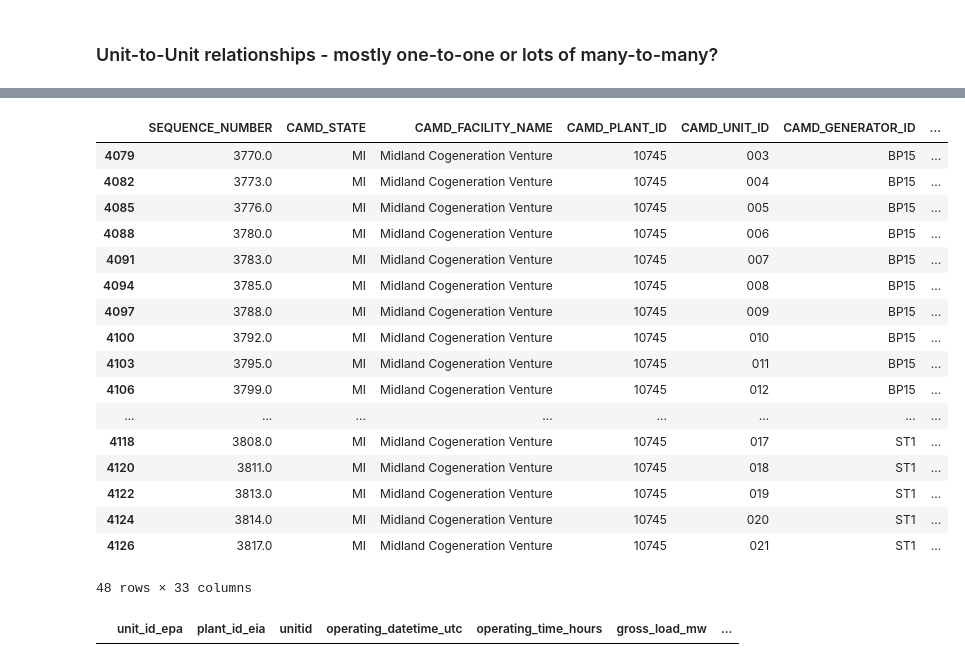
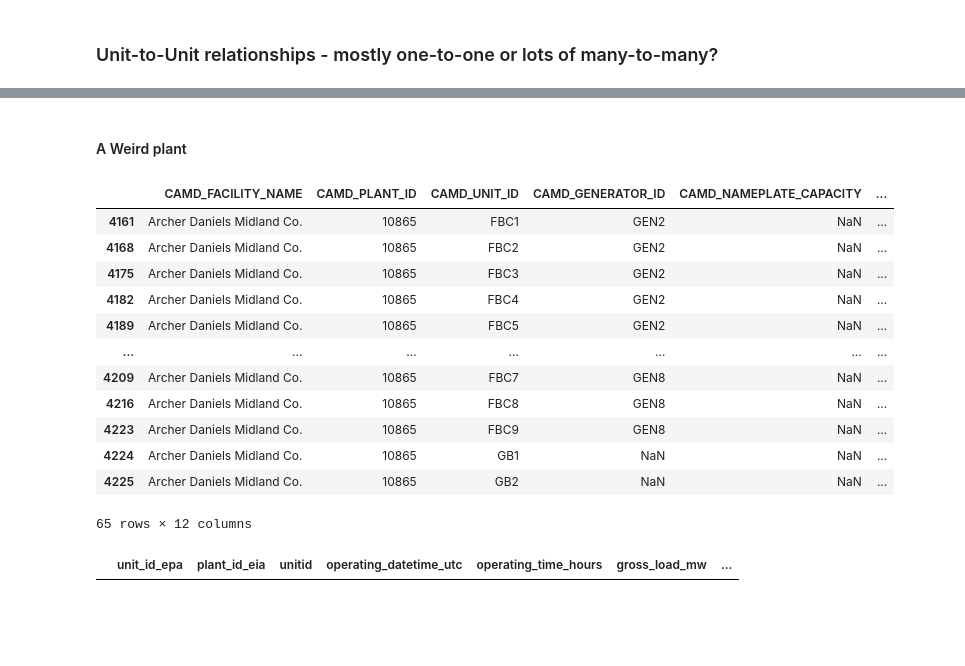
Before and after one commit to catalyst-cooperative/epacems_ramp_rates, a Jupyter notebook: notebooks/4.0-tb-EPA_crosswalk_explore.ipynb, the cells around one changed output, grey strips where cells are left out. Drawn from its saved outputs; the diff is of its cells as text; code cells hidden in the pictures; blank space fills up the shorter version.

```diff
--- a/notebooks/4.0-tb-EPA_crosswalk_explore.ipynb
+++ b/notebooks/4.0-tb-EPA_crosswalk_explore.ipynb
@@ -61,10 +83,11 @@ Looks like mostly easy matches, only 150-ish fuzzy matches and 403 unmatched. Fr
 # %% [markdown]
 ### What do unmatched records look like?
 # %%
-cwalk.query("MATCH_TYPE_GEN == 'CAMD Unmatched'")[['CAMD_FACILITY_NAME', 'CAMD_PLANT_ID',
+subset = ['CAMD_FACILITY_NAME', 'CAMD_PLANT_ID',
        'CAMD_UNIT_ID', 'CAMD_GENERATOR_ID', 'CAMD_NAMEPLATE_CAPACITY', 'EIA_PLANT_NAME', 'EIA_PLANT_ID',
        'EIA_GENERATOR_ID', 'EIA_NAMEPLATE_CAPACITY', 'EIA_BOILER_ID',
-       'EIA_UNIT_TYPE', 'EIA_FUEL_TYPE',]]
+       'EIA_UNIT_TYPE', 'EIA_FUEL_TYPE',]
+cwalk.query("MATCH_TYPE_GEN == 'CAMD Unmatched'")[subset]
 # %% [output]
 |  | CAMD_FACILITY_NAME | CAMD_PLANT_ID | CAMD_UNIT_ID | CAMD_GENERATOR_ID | CAMD_NAMEPLATE_CAPACITY | ... |
 | 137 | Contra Costa Generating Station | 228 | 10 | 7 | 359.0 | ... |
@@ -164,25 +226,22 @@ Name: CAMD_UNIT_ID, dtype: int64
+# %% [markdown]
+#### A Weird plant
 # %%
-# are there really 18 inputs to a single 410 MW steam turbine, much less a 13.5 MW turbine
-cwalk.query("CAMD_PLANT_ID == 10745").sort_values(['CAMD_GENERATOR_ID', 'CAMD_UNIT_ID'])
+# this plant must be entirely made of pipes. Everything feeds into everything
+cwalk.query("CAMD_PLANT_ID == 10865").sort_values(['CAMD_GENERATOR_ID', 'CAMD_UNIT_ID'])[subset]
 # %% [output]
-|  | SEQUENCE_NUMBER | CAMD_STATE | CAMD_FACILITY_NAME | CAMD_PLANT_ID | CAMD_UNIT_ID | CAMD_GENERATOR_ID | ... |
-| 4079 | 3770.0 | MI | Midland Cogeneration Venture | 10745 | 003 | BP15 | ... |
-| 4082 | 3773.0 | MI | Midland Cogeneration Venture | 10745 | 004 | BP15 | ... |
-| 4085 | 3776.0 | MI | Midland Cogeneration Venture | 10745 | 005 | BP15 | ... |
-| 4088 | 3780.0 | MI | Midland Cogeneration Venture | 10745 | 006 | BP15 | ... |
-| 4091 | 3783.0 | MI | Midland Cogeneration Venture | 10745 | 007 | BP15 | ... |
-| 4094 | 3785.0 | MI | Midland Cogeneration Venture | 10745 | 008 | BP15 | ... |
-| 4097 | 3788.0 | MI | Midland Cogeneration Venture | 10745 | 009 | BP15 | ... |
-| 4100 | 3792.0 | MI | Midland Cogeneration Venture | 10745 | 010 | BP15 | ... |
-| 4103 | 3795.0 | MI | Midland Cogeneration Venture | 10745 | 011 | BP15 | ... |
-| 4106 | 3799.0 | MI | Midland Cogeneration Venture | 10745 | 012 | BP15 | ... |
-| ... | ... | ... | ... | ... | ... | ... | ... |
-| 4118 | 3808.0 | MI | Midland Cogeneration Venture | 10745 | 017 | ST1 | ... |
-| 4120 | 3811.0 | MI | Midland Cogeneration Venture | 10745 | 018 | ST1 | ... |
-| 4122 | 3813.0 | MI | Midland Cogeneration Venture | 10745 | 019 | ST1 | ... |
-| 4124 | 3814.0 | MI | Midland Cogeneration Venture | 10745 | 020 | ST1 | ... |
-| 4126 | 3817.0 | MI | Midland Cogeneration Venture | 10745 | 021 | ST1 | ... |
+|  | CAMD_FACILITY_NAME | CAMD_PLANT_ID | CAMD_UNIT_ID | CAMD_GENERATOR_ID | CAMD_NAMEPLATE_CAPACITY | ... |
+| 4161 | Archer Daniels Midland Co. | 10865 | FBC1 | GEN2 | NaN | ... |
+| 4168 | Archer Daniels Midland Co. | 10865 | FBC2 | GEN2 | NaN | ... |
+| 4175 | Archer Daniels Midland Co. | 10865 | FBC3 | GEN2 | NaN | ... |
+| 4182 | Archer Daniels Midland Co. | 10865 | FBC4 | GEN2 | NaN | ... |
+| 4189 | Archer Daniels Midland Co. | 10865 | FBC5 | GEN2 | NaN | ... |
+| ... | ... | ... | ... | ... | ... | ... |
+| 4209 | Archer Daniels Midland Co. | 10865 | FBC7 | GEN8 | NaN | ... |
+| 4216 | Archer Daniels Midland Co. | 10865 | FBC8 | GEN8 | NaN | ... |
+| 4223 | Archer Daniels Midland Co. | 10865 | FBC9 | GEN8 | NaN | ... |
+| 4224 | Archer Daniels Midland Co. | 10865 | GB1 | NaN | NaN | ... |
+| 4225 | Archer Daniels Midland Co. | 10865 | GB2 | NaN | NaN | ... |
-48 rows × 33 columns
+65 rows × 12 columns
 # %%
 # all states, 1 year
 cols = ['plant_id_eia', 'unitid', 'operating_datetime_utc',
```
Also changed, not shown: parts of 32 cells of this notebook.
